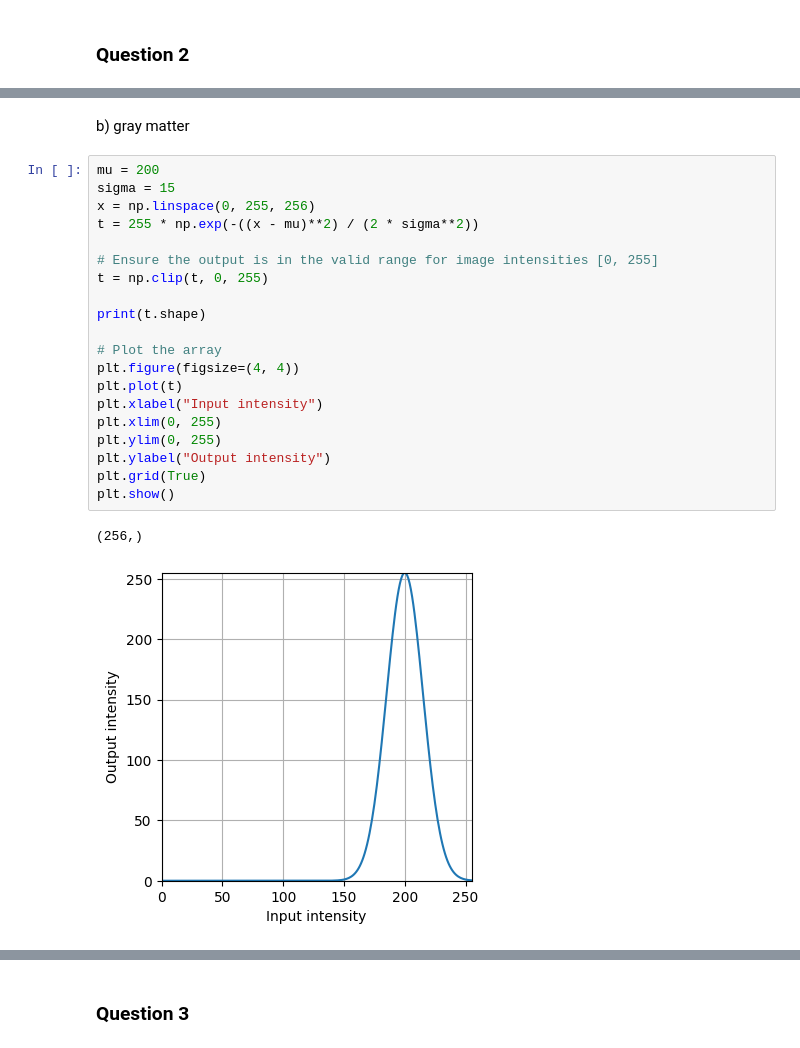
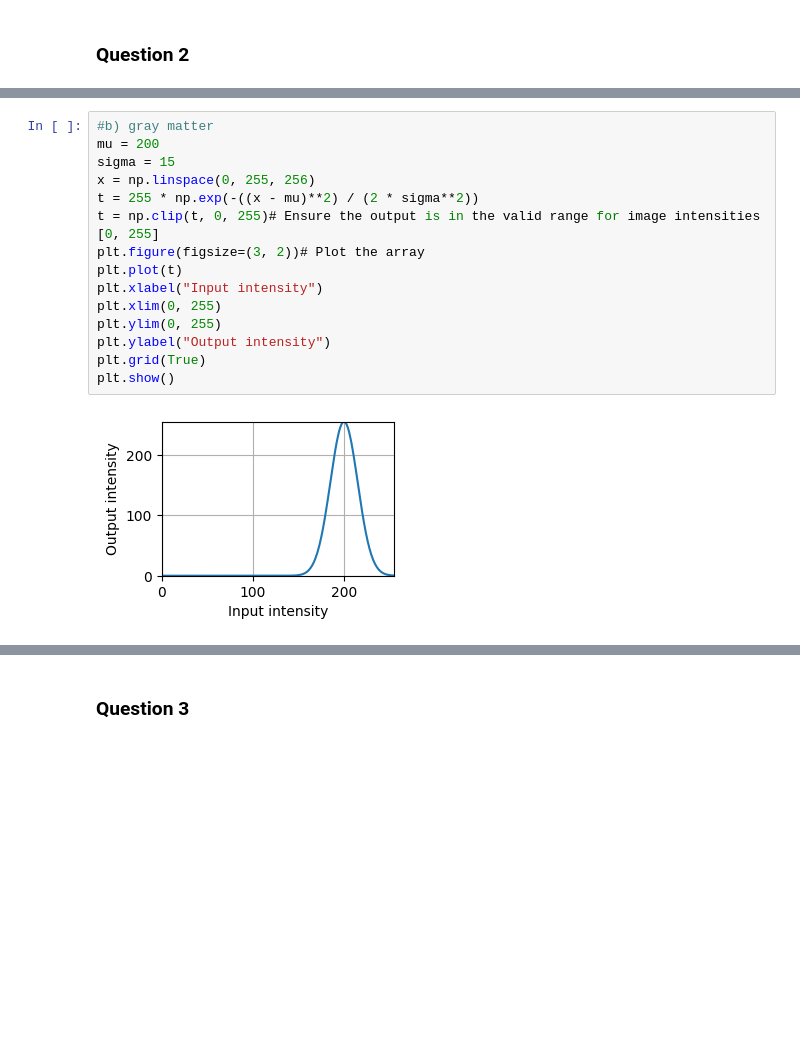
Before and after one commit to deshanudara144-ui/EN3160_Assignment_1, a Jupyter notebook: 230130E_Assignment_1.ipynb, the cells around one changed output, grey strips where cells are left out. Saved outputs shown, nothing was run; the diff lists cells and outputs as text; blank space fills up the shorter version.

```diff
--- a/230130E_Assignment_1.ipynb
+++ b/230130E_Assignment_1.ipynb
@@ -114,26 +86,18 @@ plt.show()
-# %% [markdown]
-b) gray matter
 # %%
+#b) gray matter
 mu = 200
 sigma = 15
 x = np.linspace(0, 255, 256)
 t = 255 * np.exp(-((x - mu)**2) / (2 * sigma**2))
-
-# Ensure the output is in the valid range for image intensities [0, 255]
-t = np.clip(t, 0, 255)
-
-print(t.shape)
-
-# Plot the array
-plt.figure(figsize=(4, 4))
+t = np.clip(t, 0, 255)# Ensure the output is in the valid range for image intensities [0, 255]
+plt.figure(figsize=(3, 2))# Plot the array
 plt.plot(t)
 plt.xlabel("Input intensity")
 plt.xlim(0, 255)
 plt.ylim(0, 255)
 plt.ylabel("Output intensity")
 plt.grid(True)
 plt.show()
 # %% [output]
-(256,)
-[figure, old version]
+[figure, new version]
 # %%
```
Also changed, not shown: parts of 34 cells of this notebook.
